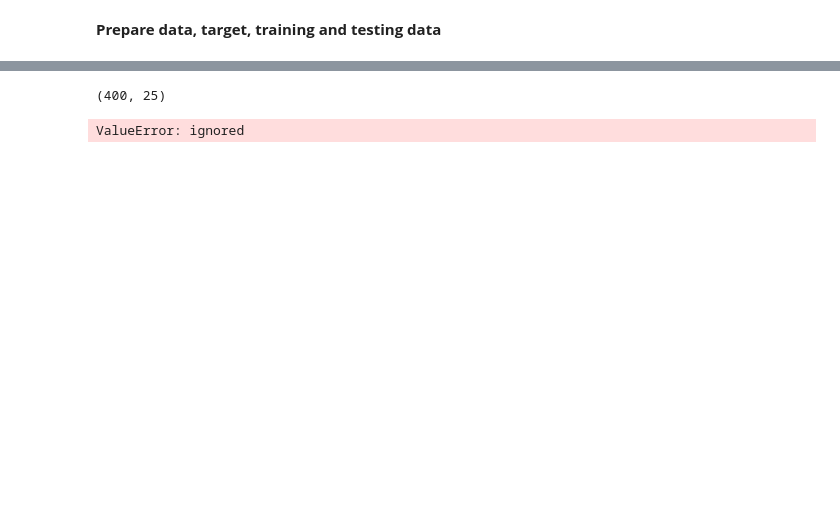
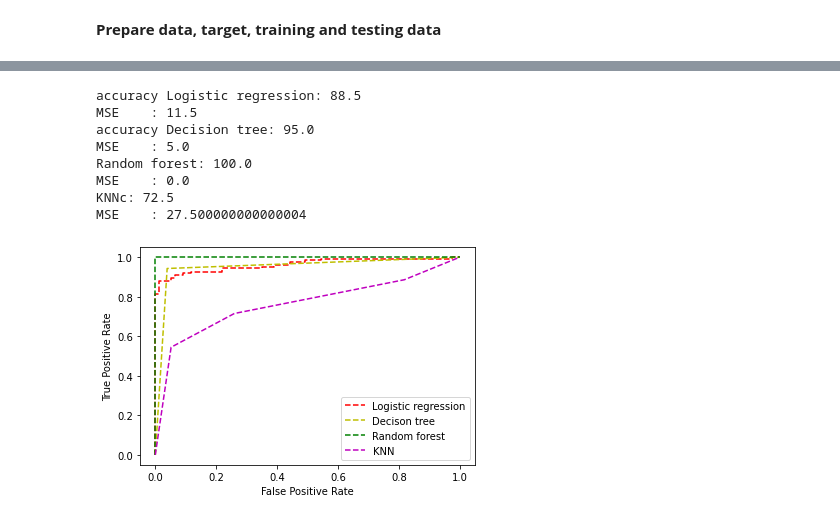
Before and after one commit to lamisghoualmi/Chronic-Kidney-disease-Data-analysis-and-Prediction, a Jupyter notebook: Kidney_Disease_Prediction.ipynb, the cells around one changed output, grey strips where cells are left out. Drawn from its saved outputs; the diff is of its cells as text; code cells hidden in the pictures; blank space fills up the shorter version.

```diff
--- a/Kidney_Disease_Prediction.ipynb
+++ b/Kidney_Disease_Prediction.ipynb
@@ -257,0 +210,10 @@ df
+# %%
+# Technique 1 removing all observations with missing values
+#df = df.dropna()
+
+#Technique 2
+df = df.apply(lambda x:x.fillna(x.value_counts().index[0]))
+
+#Technique 3
+#df = df.fillna(df.median())
+df.shape
@@ -290,51 +232,84 @@ Name: classification, Length: 400, dtype: int64
 # %%
-#df = df.dropna()
-print(df.shape)
+
 target=df['classification']
 df=df.drop(['classification'], axis=1)
-X_train,X_test,y_train,y_test = train_test_split(df,target,test_size=.5,random_state=42)
-# %% [output]
-(400, 25)
 # %%
+from sklearn import metrics
+# ------------------------Prepare the data training and test-------------------
+X_train,X_test,y_train,y_test = train_test_split(df,target,test_size=.5,random_state=4)
+# ------------------------logistic regression-------------------
 LogRegModel=LogisticRegression()
 LogRegModel.fit(X_train, y_train)
 y_pred_LogReg= LogRegModel.predict(X_test)
 
+# predict probabilities
+y_pred_probaLogReg = LogRegModel.predict_proba(X_test)[::,1]
+
+# calculate false postive and true positive rates
+fprLogReg, tprLogReg, _ = metrics.roc_curve(y_test,  y_pred_probaLogReg)
+
 Accuracy_LogReg=accuracy_score(y_test, y_pred_LogReg)
 print('accuracy Logistic regression:', Accuracy_LogReg*100)
+
+print ("MSE    :",mean_squared_error(y_test, y_pred_LogReg)*100)
+
 
 # ------------------------Decision Tree-------------------
 DecTree= DecisionTreeClassifier()
 DecTree.fit(X_train, y_train)
 y_pred_DecTree= DecTree.predict(X_test)
 
+# predict probabilities
+y_pred_probaDecTree = DecTree.predict_proba(X_test)[::,1]
+# calculate false postive and true positive rates
+fprDecTree, tprDecTree, _ = metrics.roc_curve(y_test,  y_pred_probaDecTree)
+
 Accuracy_DecTree=accuracy_score(y_test, y_pred_DecTree)
 print('accuracy Decision tree:', Accuracy_DecTree*100)
-
+print ("MSE    :",mean_squared_error(y_test, y_pred_DecTree)*100)
 
 # ------------------------Random forest------------------
 RandForest = RandomForestClassifier(n_estimators=100, random_state=0, n_jobs=-1)
 RandForest.fit(X_train, y_train)
 y_pred_RandForest= RandForest.predict(X_test)
+
+# predict probabilities
+y_pred_probaRandForest = RandForest.predict_proba(X_test)[::,1]
+# calculate false postive and true positive rates
+fprRandForest, tprRandForest, _ = metrics.roc_curve(y_test,  y_pred_probaRandForest)
+
 Accuracy_RandForest=accuracy_score(y_test, y_pred_RandForest)
 print('Random forest:', Accuracy_RandForest*100)
-
+print ("MSE    :",mean_squared_error(y_test, y_pred_RandForest)*100)
 # ------------------------KnnC------------------
-
+from sklearn.neighbors import KNeighborsClassifier
 KNNc = KNeighborsClassifier(n_neighbors=3)
 KNNc.fit(X_train, y_train)
 y_pred_KNNc= KNNc.predict(X_test)
 
+# predict probabilities
+y_pred_probaKNNc = KNNc.predict_proba(X_test)[::,1]
+# calculate false postive and true positive rates
+fprKNNc, tprKNNc, _ = metrics.roc_curve(y_test,  y_pred_probaKNNc)
+
 Accuracy_KNNc=accuracy_score(y_test, y_pred_KNNc)
 print('KNNc:', Accuracy_KNNc*100)
-
-votingCl = VotingClassifier(
-    estimators=[('LogRegModel', LogRegModel), ('DecTree', DecTree),
-   ('RandForest', RandForest), ('KNNc', KNNc) ], voting = 'soft')
-votingCl.fit(X_train, y_train)
-votingCl.fit(X_train, y_train)
-y_pred_votingCl= votingCl.predict(X_test)
-Accuracy_votingCl=accuracy_score(y_test, y_pred_votingCl)
-print('voting:', Accuracy_votingCl*100)
+print ("MSE    :",mean_squared_error(y_test, y_pred_KNNc)*100)
 # %% [output]
-ValueError: ignored
+accuracy Logistic regression: 88.5
+MSE    : 11.5
+accuracy Decision tree: 95.0
+MSE    : 5.0
+Random forest: 100.0
+MSE    : 0.0
+KNNc: 72.5
+MSE    : 27.500000000000004
+# %%
+plt.plot(fprLogReg,tprLogReg, 'r--', fprDecTree, tprDecTree, 'y--',
+         fprRandForest, tprRandForest, 'g--',  fprKNNc, tprKNNc, 'm--')
+plt.ylabel('True Positive Rate')
+plt.xlabel('False Positive Rate')
+plt.gca().legend(('Logistic regression','Decison tree', 'Random forest', 'KNN'))
+plt.show()
+# %% [output]
+[figure, added]
```
Also changed, not shown: parts of 11 cells of this notebook.
